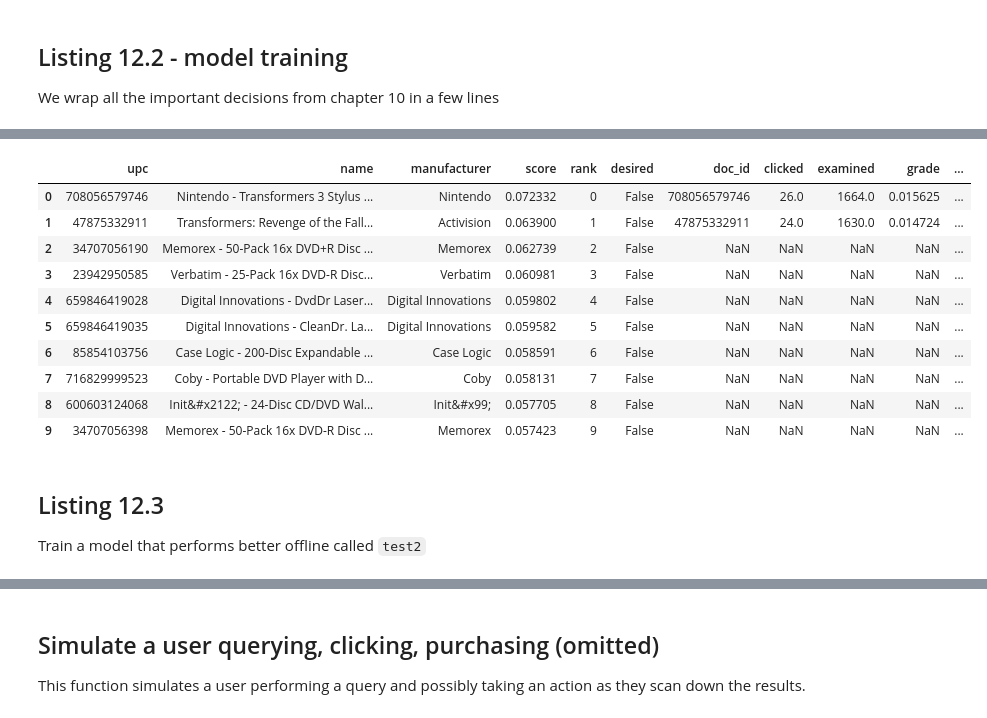
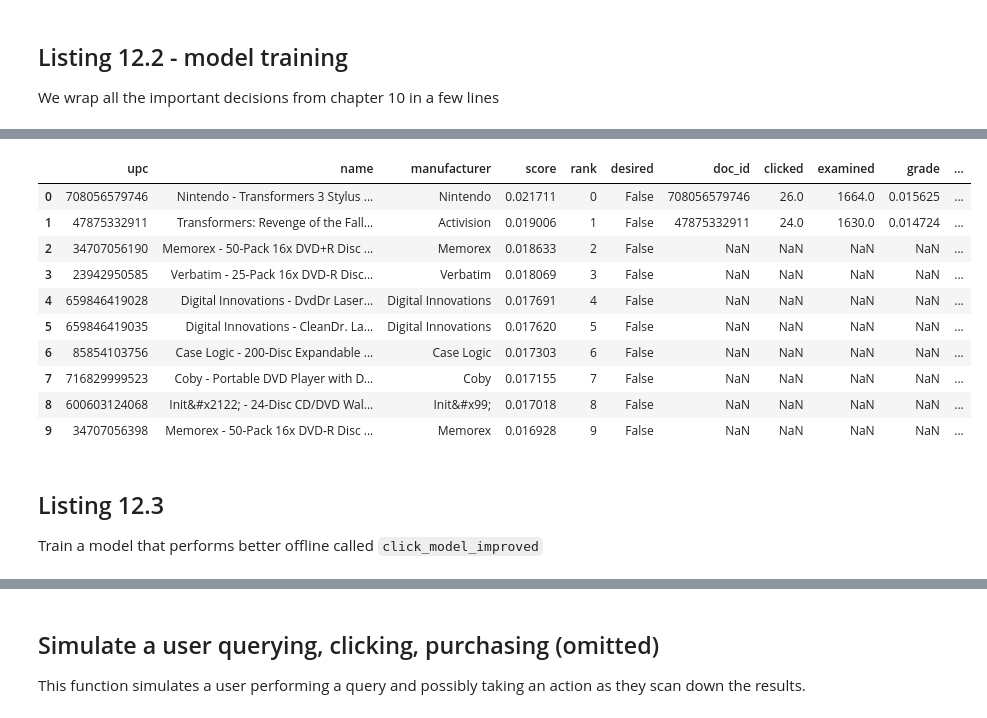
Before and after one commit to treygrainger/ai-powered-search, a Jupyter notebook: docker/data-science/notebooks/ch12/1.ab-testing-to-active-learning.ipynb, the cells around one changed output, grey strips where cells are left out. Cells and saved outputs as stored; diff of their text form; code cells hidden in the pictures.

Commit message:
Chapter 12 functional with result discrepancies.

```diff
--- a/docker/data-science/notebooks/ch12/1.ab-testing-to-active-learning.ipynb
+++ b/docker/data-science/notebooks/ch12/1.ab-testing-to-active-learning.ipynb
@@ -57,0 +41,8 @@ sessions
+# %%
+def all_sessions():
+    sessions = pd.concat([pd.read_csv(f, compression='gzip')
+                          for f in glob.glob('retrotech/sessions/*_sessions.gz')])
+    return sessions.rename(columns={'clicked_doc_id': 'doc_id'})
+
+sessions = all_sessions()
+sessions
@@ -488,7 +502,7 @@ def test_train_split(sdbn, train):
 
 Also from Chapter 10, a simple function to search using the LTR model and return a list of search results.
 # %%
-def search(query, model_name, at=10, log=False):
+def search_with_model(query, model_name, at=10, log=False):
     """ Search using test_model LTR model (see rq to and qf params below). """
     fuzzy_kws = "~" + ' ~'.join(query.split())
     squeezed_kws = "".join(query.split())
@@ -527,7 +541,7 @@ def search(query, model_name, at=10, log=False):
     return search_results
 
 def search_and_grade(query, model_name, sdbn, desired=[]):
-    results = search(query, model_name, at=10)
+    results = search_with_model(query, model_name, at=10)
     results = pd.DataFrame(results)
     results['desired'] = False
     for upc in desired:
@@ -618,26 +624,26 @@ Searching products [Status: 200]
 # %%
 # # What the user wants, but never visible! Never gets clicked!
 # These are the widescreen transformers dvds of the hollywood movies
 desired_movies = ["97360724240", "97360722345", "97368920347"]
-result = search_and_grade('transformers dvd', 'test1', sdbn, desired_movies)
+result = search_and_grade('transformers dvd', "click_model_basic", sdbn, desired_movies)
 upcs1 = result['upc']
 result
 # %% [output]
 |  | upc | name | manufacturer | score | rank | desired | doc_id | clicked | examined | grade | ... |
-| 0 | 708056579746 | Nintendo - Transformers 3 Stylus ... | Nintendo | 0.072332 | 0 | False | 708056579746 | 26.0 | 1664.0 | 0.015625 | ... |
-| 1 | 47875332911 | Transformers: Revenge of the Fall... | Activision | 0.063900 | 1 | False | 47875332911 | 24.0 | 1630.0 | 0.014724 | ... |
-| 2 | 34707056190 | Memorex - 50-Pack 16x DVD+R Disc ... | Memorex | 0.062739 | 2 | False | NaN | NaN | NaN | NaN | ... |
-| 3 | 23942950585 | Verbatim - 25-Pack 16x DVD-R Disc... | Verbatim | 0.060981 | 3 | False | NaN | NaN | NaN | NaN | ... |
-| 4 | 659846419028 | Digital Innovations - DvdDr Laser... | Digital Innovations | 0.059802 | 4 | False | NaN | NaN | NaN | NaN | ... |
-| 5 | 659846419035 | Digital Innovations - CleanDr. La... | Digital Innovations | 0.059582 | 5 | False | NaN | NaN | NaN | NaN | ... |
-| 6 | 85854103756 | Case Logic - 200-Disc Expandable ... | Case Logic | 0.058591 | 6 | False | NaN | NaN | NaN | NaN | ... |
-| 7 | 716829999523 | Coby - Portable DVD Player with D... | Coby | 0.058131 | 7 | False | NaN | NaN | NaN | NaN | ... |
-| 8 | 600603124068 | Init&#x2122; - 24-Disc CD/DVD Wal... | Init&#x99; | 0.057705 | 8 | False | NaN | NaN | NaN | NaN | ... |
-| 9 | 34707056398 | Memorex - 50-Pack 16x DVD-R Disc ... | Memorex | 0.057423 | 9 | False | NaN | NaN | NaN | NaN | ... |
+| 0 | 708056579746 | Nintendo - Transformers 3 Stylus ... | Nintendo | 0.021711 | 0 | False | 708056579746 | 26.0 | 1664.0 | 0.015625 | ... |
+| 1 | 47875332911 | Transformers: Revenge of the Fall... | Activision | 0.019006 | 1 | False | 47875332911 | 24.0 | 1630.0 | 0.014724 | ... |
+| 2 | 34707056190 | Memorex - 50-Pack 16x DVD+R Disc ... | Memorex | 0.018633 | 2 | False | NaN | NaN | NaN | NaN | ... |
+| 3 | 23942950585 | Verbatim - 25-Pack 16x DVD-R Disc... | Verbatim | 0.018069 | 3 | False | NaN | NaN | NaN | NaN | ... |
+| 4 | 659846419028 | Digital Innovations - DvdDr Laser... | Digital Innovations | 0.017691 | 4 | False | NaN | NaN | NaN | NaN | ... |
+| 5 | 659846419035 | Digital Innovations - CleanDr. La... | Digital Innovations | 0.017620 | 5 | False | NaN | NaN | NaN | NaN | ... |
+| 6 | 85854103756 | Case Logic - 200-Disc Expandable ... | Case Logic | 0.017303 | 6 | False | NaN | NaN | NaN | NaN | ... |
+| 7 | 716829999523 | Coby - Portable DVD Player with D... | Coby | 0.017155 | 7 | False | NaN | NaN | NaN | NaN | ... |
+| 8 | 600603124068 | Init&#x2122; - 24-Disc CD/DVD Wal... | Init&#x99; | 0.017018 | 8 | False | NaN | NaN | NaN | NaN | ... |
+| 9 | 34707056398 | Memorex - 50-Pack 16x DVD-R Disc ... | Memorex | 0.016928 | 9 | False | NaN | NaN | NaN | NaN | ... |
 # %% [markdown]
 ## Listing 12.3
 
-Train a model that performs better offline called `test2`
+Train a model that performs better offline called `click_model_improved`
 # %%
 random.seed(1234)
 
```
Also changed, not shown: parts of 26 cells of this notebook, 4 other files.
